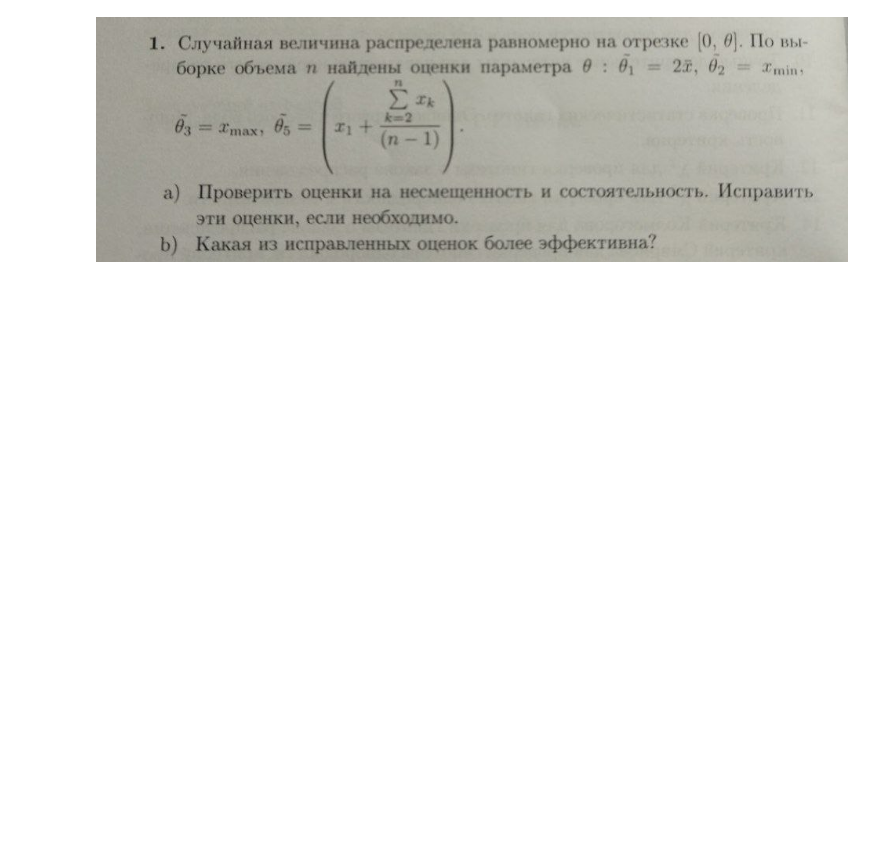
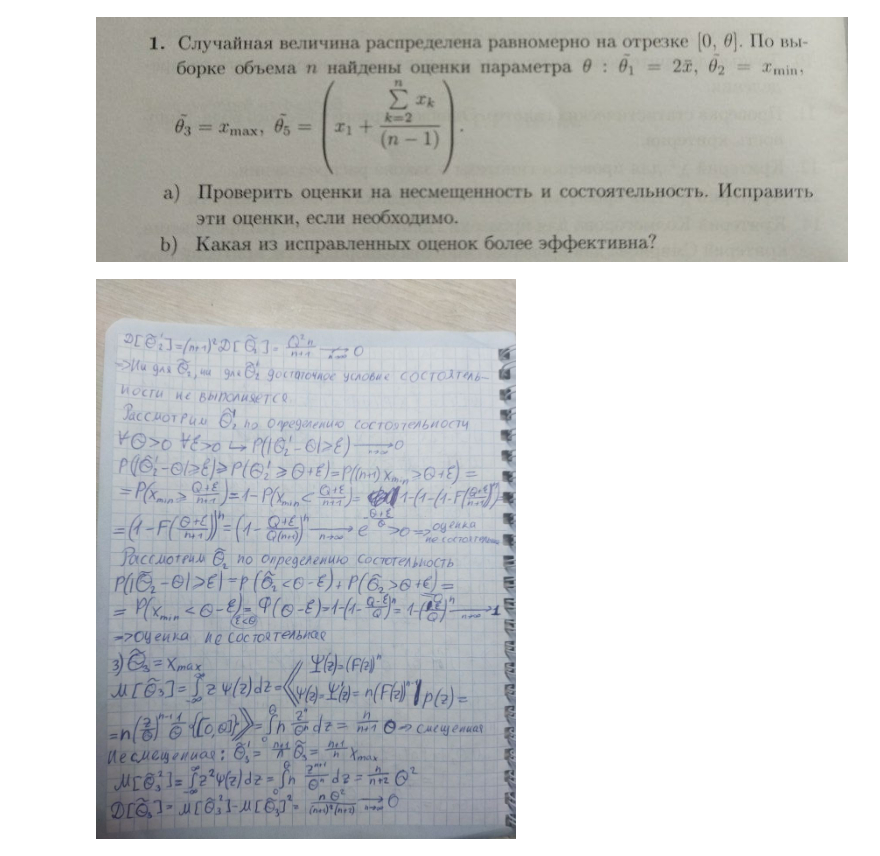
Before and after one commit to Salnikova-Lida/Math_stat_2025_spring, a Jupyter notebook: assignment_1/task1.ipynb, the cells around one changed output. Drawn from its saved outputs; the diff is of its cells as text; code cells hidden in the pictures; blank space fills up the shorter version.

```diff
--- a/assignment_1/task1.ipynb
+++ b/assignment_1/task1.ipynb
@@ -4,3 +4,7 @@ from IPython.display import Image
 Image("images/photo_5350494331657645182_y.jpg")
 # %% [output]
 [figure]
+# %%
+Image("images/photo_5354997931285014404_y.jpg")
+# %% [output]
+[figure, added]
```
Also changed, not shown: parts of 3 cells of this notebook, 4 other files.
